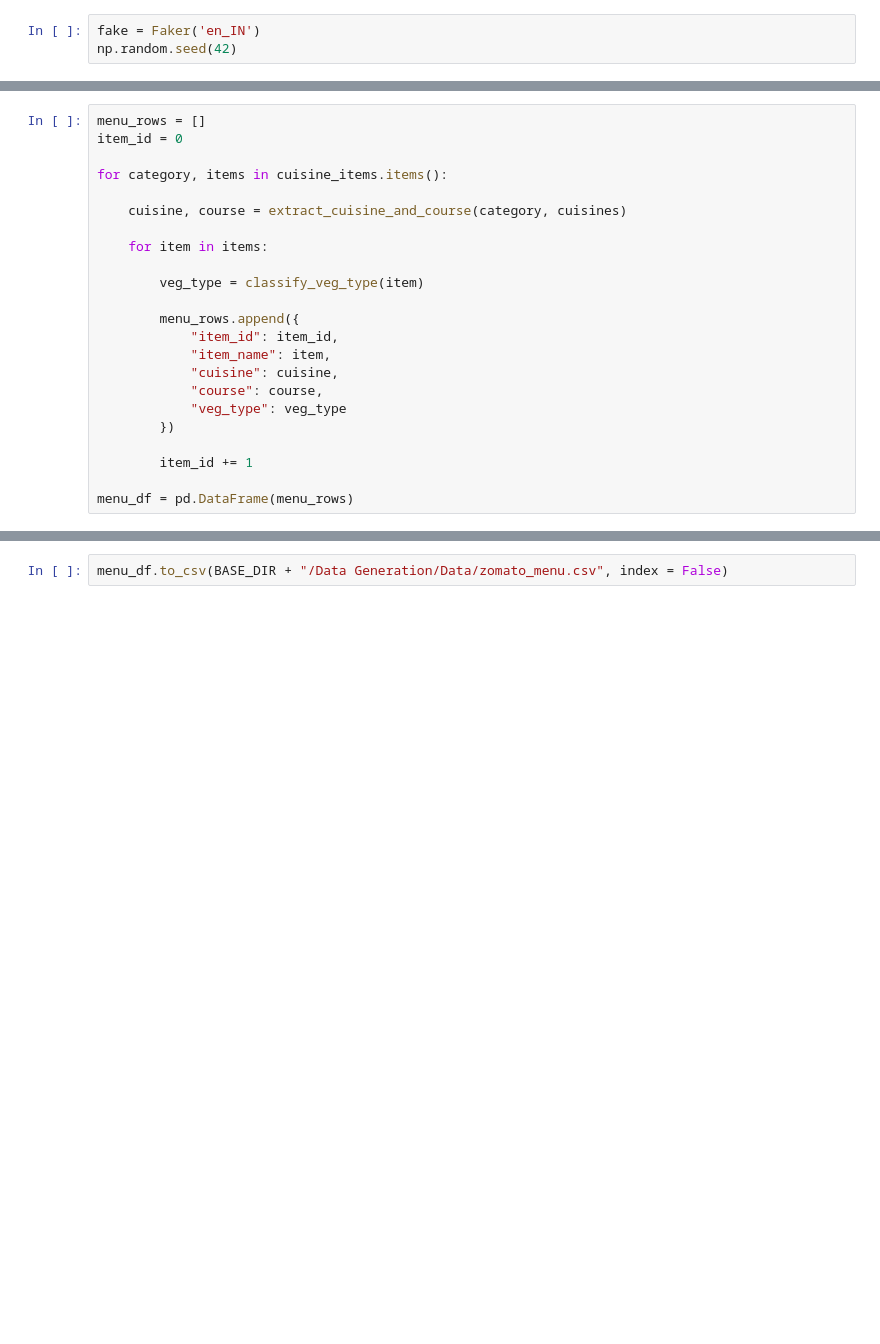
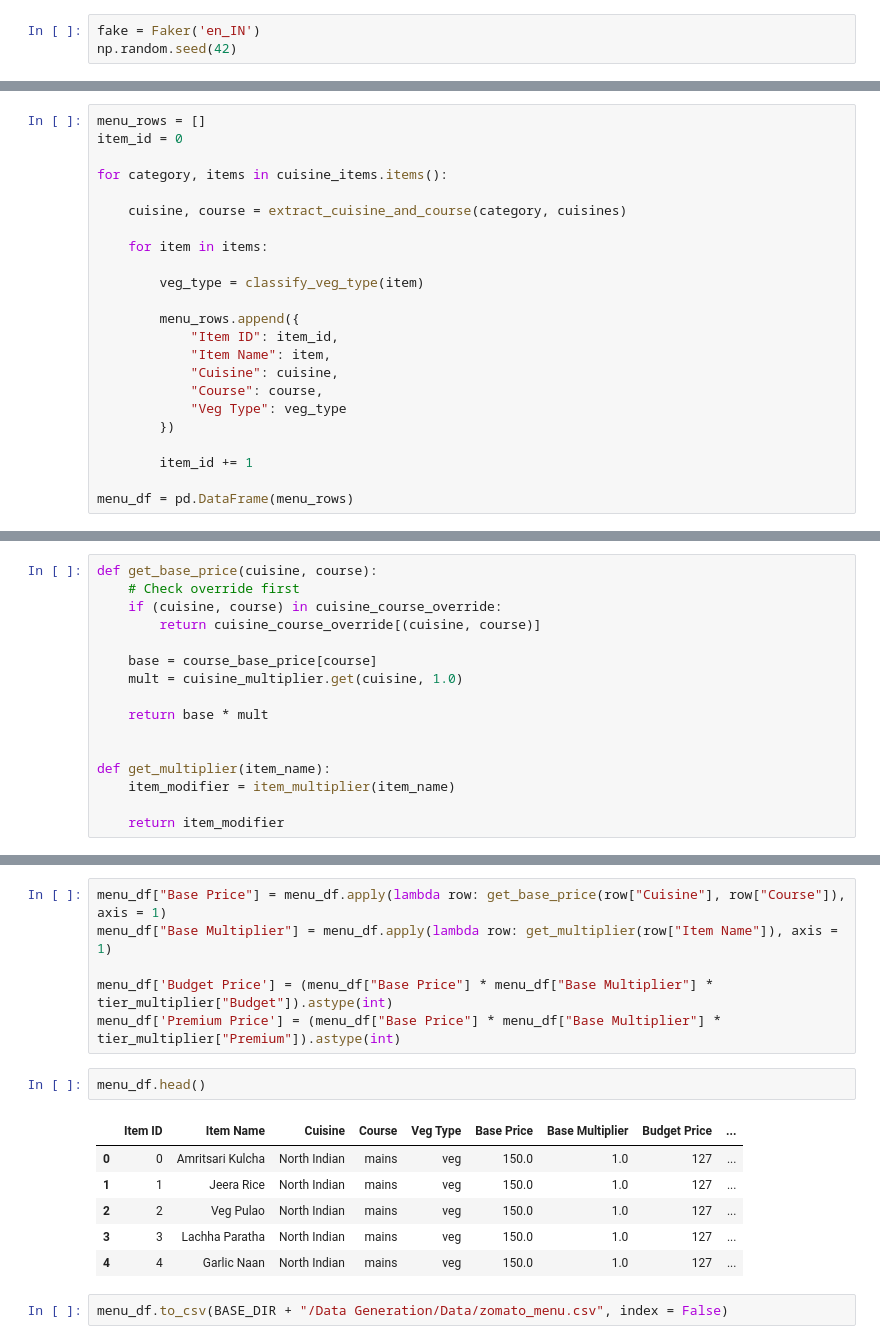
Before and after one commit to jagan010101/Zomato, a Jupyter notebook: Data Generation/Notebook/zomato_gen_tables.ipynb, the cells around one changed output, grey strips where cells are left out. Cells and saved outputs as stored; diff of their text form; blank space fills up the shorter version.

```diff
--- a/Data Generation/Notebook/zomato_gen_tables.ipynb
+++ b/Data Generation/Notebook/zomato_gen_tables.ipynb
@@ -226,11 +235,11 @@ for category, items in cuisine_items.items():
         veg_type = classify_veg_type(item)
 
         menu_rows.append({
-            "item_id": item_id,
-            "item_name": item,
-            "cuisine": cuisine,
-            "course": course,
-            "veg_type": veg_type
+            "Item ID": item_id,
+            "Item Name": item,
+            "Cuisine": cuisine,
+            "Course": course,
+            "Veg Type": veg_type
         })
 
         item_id += 1
@@ -278,0 +355,16 @@ item_veg_type_map = dict(zip(menu_df["item_id"], menu_df["veg_type"]))
+# %%
+def get_base_price(cuisine, course):
+    # Check override first
+    if (cuisine, course) in cuisine_course_override:
+        return cuisine_course_override[(cuisine, course)]
+
+    base = course_base_price[course]
+    mult = cuisine_multiplier.get(cuisine, 1.0)
+
+    return base * mult
+
+
+def get_multiplier(item_name):
+    item_modifier = item_multiplier(item_name)
+
+    return item_modifier
@@ -279,3 +373,18 @@ item_veg_type_map = dict(zip(menu_df["item_id"], menu_df["veg_type"]))
+# %%
+menu_df["Base Price"] = menu_df.apply(lambda row: get_base_price(row["Cuisine"], row["Course"]), axis = 1)
+menu_df["Base Multiplier"] = menu_df.apply(lambda row: get_multiplier(row["Item Name"]), axis = 1)
+
+menu_df['Budget Price'] = (menu_df["Base Price"] * menu_df["Base Multiplier"] * tier_multiplier["Budget"]).astype(int)
+menu_df['Premium Price'] = (menu_df["Base Price"] * menu_df["Base Multiplier"] * tier_multiplier["Premium"]).astype(int)
+# %%
+menu_df.head()
+# %% [output]
+|  | Item ID | Item Name | Cuisine | Course | Veg Type | Base Price | Base Multiplier | Budget Price | ... |
+| 0 | 0 | Amritsari Kulcha | North Indian | mains | veg | 150.0 | 1.0 | 127 | ... |
+| 1 | 1 | Jeera Rice | North Indian | mains | veg | 150.0 | 1.0 | 127 | ... |
+| 2 | 2 | Veg Pulao | North Indian | mains | veg | 150.0 | 1.0 | 127 | ... |
+| 3 | 3 | Lachha Paratha | North Indian | mains | veg | 150.0 | 1.0 | 127 | ... |
+| 4 | 4 | Garlic Naan | North Indian | mains | veg | 150.0 | 1.0 | 127 | ... |
 # %%
 menu_df.to_csv(BASE_DIR + "/Data Generation/Data/zomato_menu.csv", index = False)
 # %% [markdown]
```
Also changed, not shown: parts of 51 cells of this notebook, 5 other files.
